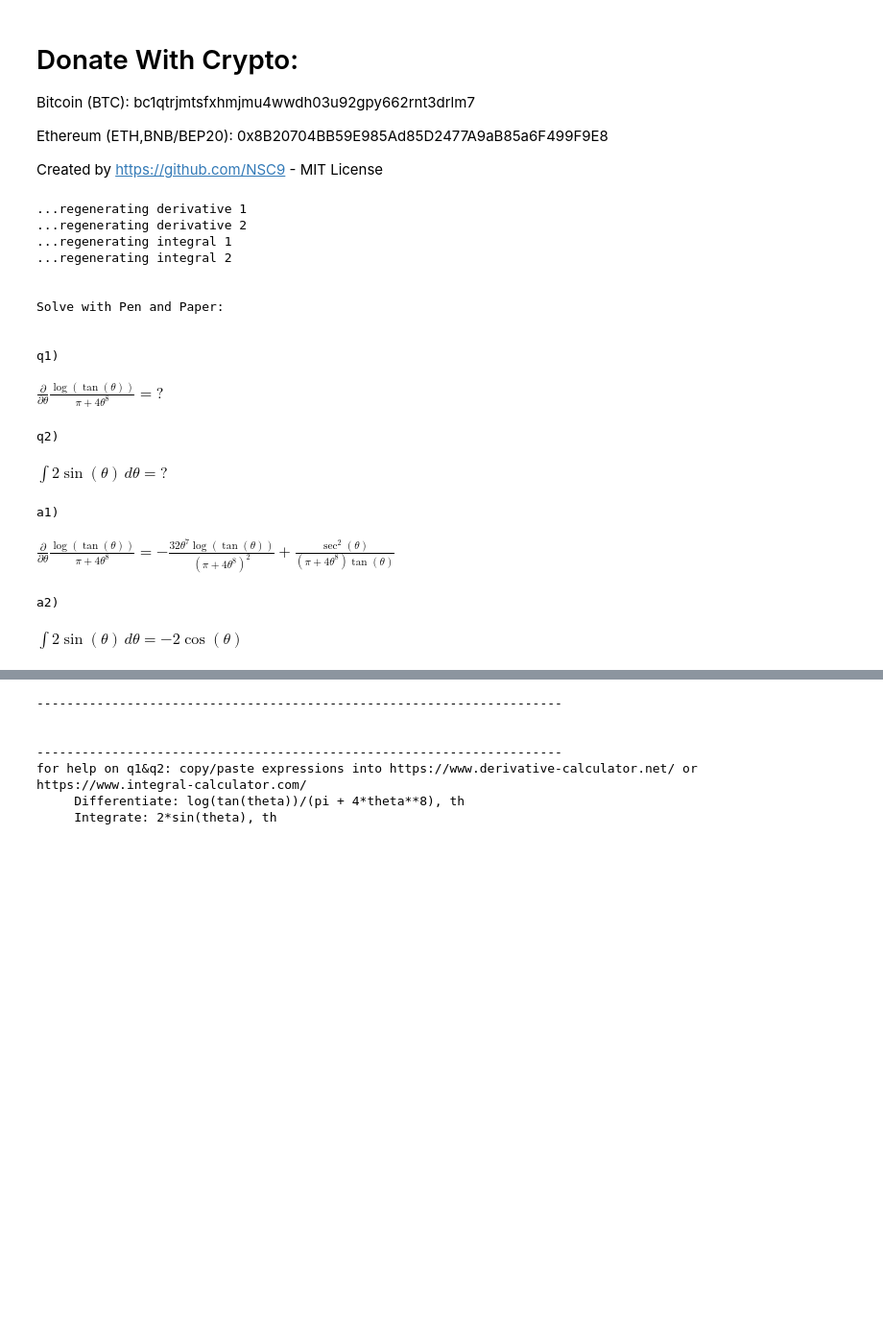
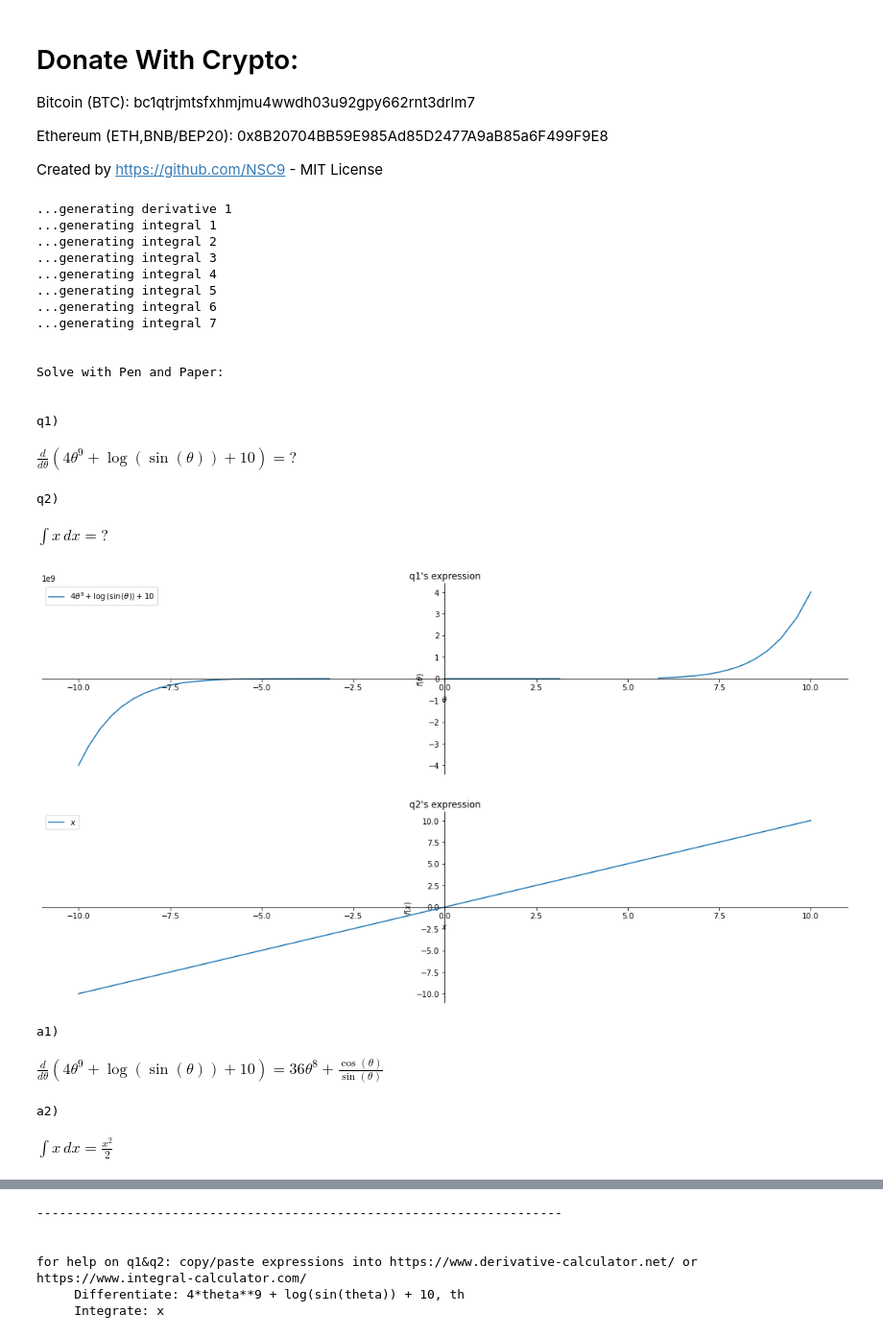
Before and after one commit to NSC9/Sample_of_Work, a Jupyter notebook: mathematics.ipynb, the cells around one changed output, grey strips where cells are left out. Shown at 96% size. Cells and saved outputs as stored; diff of their text form; code cells hidden in the pictures; blank space fills up the shorter version.

```diff
--- a/mathematics.ipynb
+++ b/mathematics.ipynb
@@ -22,20 +22,11 @@ keywords = {"polylog","Ei","gamma","Piecewise","li","erf",
              "atan","csc","asin","Ci","Si"}
 keywords2 = {"sin","cos","tan"}
 def randconst(i):
-    check = random.randint(1, 30)
-    if  check <= 26:
-        random_number = random.randint(-10, 10)
-        if random_number == 0:
-            random_number = random.choice([-10, 10])
-        return random_number
-    elif check == 27:
-        return pi/2
-    elif check == 28:
-        return pi
-    elif check == 29:
-        return 3*pi/2
-    elif check == 30:
-        return 2*pi
+    random_number = random.randint(-10, 10)
+    if random_number == 0:
+        random_number = random.choice([-10, 10])
+    return random_number
+
 aa,bb,cc = randconst(i),randconst(i),randconst(i)
 
 def randvar(i):
@@ -74,6 +65,7 @@ def imain(x):
 derror = True
 def dtest():
     global derror
+    global setup1
     x = randvar(i)
     setup1 = dmain(x)
     practice1 = Derivative(setup1,x)
@@ -88,11 +80,12 @@ def dtest():
 dcount=0
 while derror == True:
     dcount+=1
-    print("...regenerating derivative %s"%dcount)
+    print("...generating derivative %s"%dcount)
     output1 = dtest()
 ierror = True
 def itest():
     global ierror
+    global setup2
     x = randvar(i)
     setup2 = imain(x)
     practice2 = Integral(setup2,x)
@@ -109,9 +102,24 @@ def itest():
 icount = 0
 while ierror == True:
     icount+=1
-    print("...regenerating integral %s"%icount)
+    print("...generating integral %s"%icount)
     output2 = itest()
 """
+def randconst(i):
+    check = random.randint(1, 30)
+    if  check <= 26:
+        random_number = random.randint(-10, 10)
+        if random_number == 0:
+            random_number = random.choice([-10, 10])
+        return random_number
+    elif check == 27:
+        return pi/2
+    elif check == 28:
+        return pi
+    elif check == 29:
+        return 3*pi/2
+    elif check == 30:
+        return 2*pi
 ierror2 = True
 def itest2():
     global ierror2
@@ -135,53 +143,64 @@ while ierror2 == True:
 """
 questionmark = Symbol('?')
 addsymbol = Symbol('+')
+s1 = 15
+s2 = 4
 def question():
     eqn = Eq(nsimplify(output1.lhs),questionmark)
     eqn2 = Eq(nsimplify(output2.lhs),questionmark)
+    p = plot(setup1,title="q1's expression",size = (s1,s2),show=False,legend=True)
+    p2 = plot(setup2,title="q2's expression",size=(s1,s2),show=False,legend=True)
     #eqn3 = Eq(nsimplify(output3.lhs),questionmark)
-    return print("q1)"),display(eqn),print("q2)"),display(eqn2)#,print("q3"),display(eqn3)
+    return print("q1)"),display(eqn),print("q2)"),display(eqn2),p.show(),p2.show()
 def answer():
     eqn = TR22(Eq(nsimplify(output1.lhs),nsimplify(output1.rhs)))
     eqn2 = TR22(Eq(nsimplify(output2.lhs),nsimplify(output2.rhs)))
+    p = plot(eqn.rhs,setup1,title="Derivative from q1",size = (s1,s2),show=False,legend=True)
+    p2 = plot(eqn2.rhs,setup2,title="Integral from q2",size = (s1,s2),show=False,legend=True)
     #eqn3 = TR22(Eq(nsimplify(output3.lhs),nsimplify(output3.rhs)))
-    return print("a1)"),display(eqn),print("a2)"),display(eqn2)#,print("a3"),display(eqn3)
+    return print("a1)"),display(eqn),print("a2)"),display(eqn2),p.show(),p2.show()
 def calculus():
     print("\n")
     print('Solve with Pen and Paper:')
     print("\n")
     question()
     print("\n")
     answer()
     print("----------------------------------------------------------------------")
 
 
 def resources():
     print("\n")
-    print("----------------------------------------------------------------------")
     print("for help on q1&q2: copy/paste expressions into https://www.derivative-calculator.net/ or https://www.integral-calculator.com/")
     print("     Differentiate:",str(nsimplify(output1.lhs))[11:-4])
     print("     Integrate:",str(nsimplify(output2.lhs))[9:-4])
     print("\n")
 
 def main():
     calculus()
     resources()
 main()
 # %% [output]
-...regenerating derivative 1
-...regenerating derivative 2
-...regenerating integral 1
-...regenerating integral 2
+...generating derivative 1
+...generating integral 1
+...generating integral 2
+...generating integral 3
+...generating integral 4
+...generating integral 5
+...generating integral 6
+...generating integral 7
 
 
 Solve with Pen and Paper:
 
 
 q1)
-$\displaystyle \frac{\partial}{\partial \theta} \frac{\log{\left(\tan{\left(\theta \right)} \right)}}{\pi + 4 \theta^{8}} = ?$
+$\displaystyle \frac{d}{d \theta} \left(4 \theta^{9} + \log{\left(\sin{\left(\theta \right)} \right)} + 10\right) = ?$
 q2)
-$\displaystyle \int 2 \sin{\left(\theta \right)}\, d\theta = ?$
+$\displaystyle \int x\, dx = ?$
+[figure, added]
+[figure, added]
 a1)
-$\displaystyle \frac{\partial}{\partial \theta} \frac{\log{\left(\tan{\left(\theta \right)} \right)}}{\pi + 4 \theta^{8}} = - \frac{32 \theta^{7} \log{\left(\tan{\left(\theta \right)} \right)}}{\left(\pi + 4 \theta^{8}\right)^{2}} + \frac{\sec^{2}{\left(\theta \right)}}{\left(\pi + 4 \theta^{8}\right) \tan{\left(\theta \right)}}$
+$\displaystyle \frac{d}{d \theta} \left(4 \theta^{9} + \log{\left(\sin{\left(\theta \right)} \right)} + 10\right) = 36 \theta^{8} + \frac{\cos{\left(\theta \right)}}{\sin{\left(\theta \right)}}$
 a2)
-$\displaystyle \int 2 \sin{\left(\theta \right)}\, d\theta = - 2 \cos{\left(\theta \right)}$
+$\displaystyle \int x\, dx = \frac{x^{2}}{2}$
@@ -188,7 +209,6 @@ $\displaystyle \int 2 \sin{\left(\theta \right)}\, d\theta = - 2 \cos{\left(\the
 ----------------------------------------------------------------------
 
 
-----------------------------------------------------------------------
 for help on q1&q2: copy/paste expressions into https://www.derivative-calculator.net/ or https://www.integral-calculator.com/
-     Differentiate: log(tan(theta))/(pi + 4*theta**8), th
-     Integrate: 2*sin(theta), th
+     Differentiate: 4*theta**9 + log(sin(theta)) + 10, th
+     Integrate: x
```
Also changed, not shown: parts of 1 cell of this notebook.
